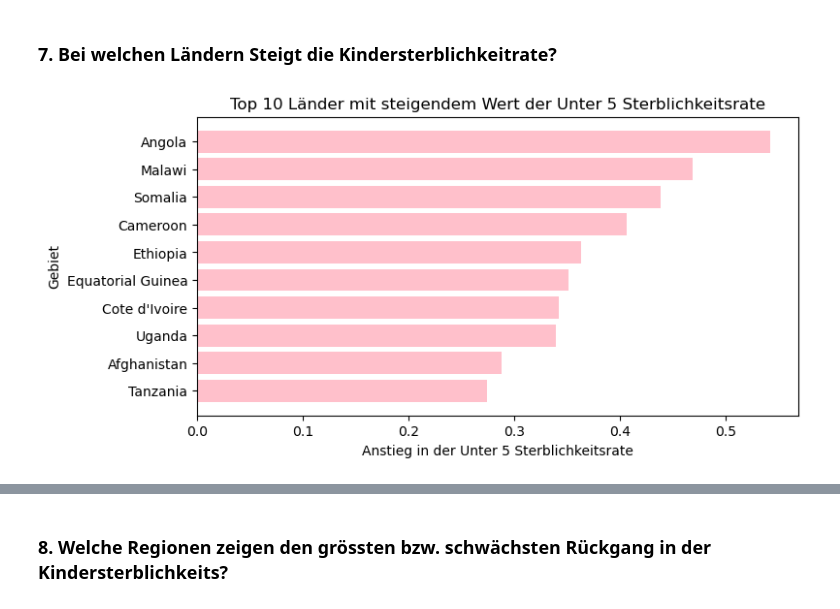
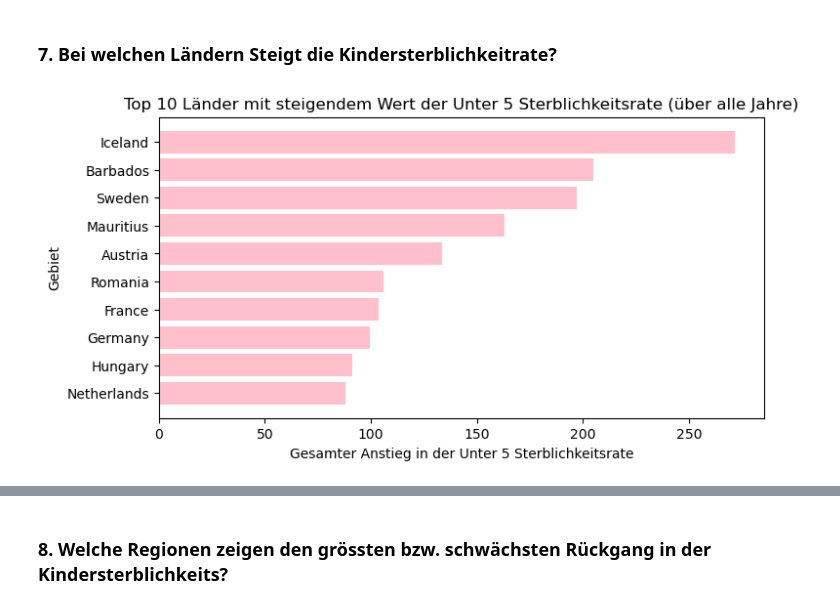
Before and after one commit to melisadedukic/MeliAjna, a Jupyter notebook: LN Python Melisa_Ajna.ipynb, the cells around one changed output, grey strips where cells are left out. Cells and saved outputs as stored; diff of their text form; code cells hidden in the pictures.

```diff
--- a/LN Python Melisa_Ajna.ipynb
+++ b/LN Python Melisa_Ajna.ipynb
@@ -419,27 +419,27 @@ Länder mit der niedrigsten Kindersterblichkeitsrate im Jahr 2022:
 # %% [markdown]
 ### 7. Bei welchen Ländern Steigt die Kindersterblichkeitrate?
 # %%
-# Berechne den Unterschied zwischen dem ersten und letzten Jahr je Entity
-df_diff = df.groupby('Gebiet').agg(
-    Startjahr=('Jahr', 'min'),
-    Endjahr=('Jahr', 'max'),
-    Startwert=('Unter 5 Sterblichkeitsrate', lambda x: x.iloc[0]),
-    Endwert=('Unter 5 Sterblichkeitsrate', lambda x: x.iloc[-1])
-)
+# Sortiere nach Gebiet und Jahr
+df = df.sort_values(by=['Gebiet', 'Jahr'])
 
-# Anstieg berechnen (negativ, falls die Rate steigt)
-df_diff['Anstieg'] = df_diff['Endwert'] - df_diff['Startwert']
+# Berechne die Differenz zwischen aufeinanderfolgenden Jahren
+df['Anstieg'] = df.groupby('Gebiet')['Unter 5 Sterblichkeitsrate'].diff()
 
-# Filter: Nur Länder mit steigendem Wert anzeigen
-df_increase = df_diff[df_diff['Anstieg'] > 0].sort_values(by='Anstieg', ascending=False)
+# Filter: Nur positive Anstiege (Werte, die gestiegen sind)
+df_increase = df[df['Anstieg'] > 0]
 
-# Visualisierung der Top 10 Anstiege
+# Summiere die Anstiege für jedes Gebiet (gesamt über alle Jahre)
+df_summary = df_increase.groupby('Gebiet').agg(
+    Gesamter_Anstieg=('Anstieg', 'sum')
+).sort_values(by='Gesamter_Anstieg', ascending=False)
+
+# Visualisierung der Top 10 Länder mit dem höchsten Gesamten Anstieg
 plt.figure(figsize=(8, 4))
-plt.barh(df_increase.head(10).index, df_increase['Anstieg'].head(10), color='pink')
-plt.xlabel('Anstieg in der Unter 5 Sterblichkeitsrate')
+plt.barh(df_summary.head(10).index, df_summary['Gesamter_Anstieg'].head(10), color='pink')
+plt.xlabel('Gesamter Anstieg in der Unter 5 Sterblichkeitsrate')
 plt.ylabel('Gebiet')
-plt.title('Top 10 Länder mit steigendem Wert der Unter 5 Sterblichkeitsrate')
+plt.title('Top 10 Länder mit steigendem Wert der Unter 5 Sterblichkeitsrate (über alle Jahre)')
 plt.gca().invert_yaxis()
 plt.show()
 # %% [output]
-[figure, old version]
+[figure, new version]
```
Also changed, not shown: parts of 7 cells of this notebook, 1 other file.
